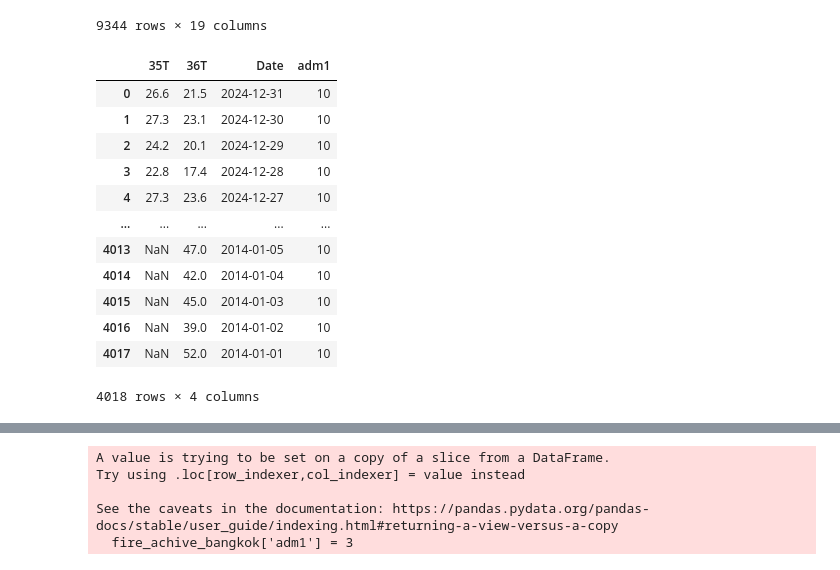
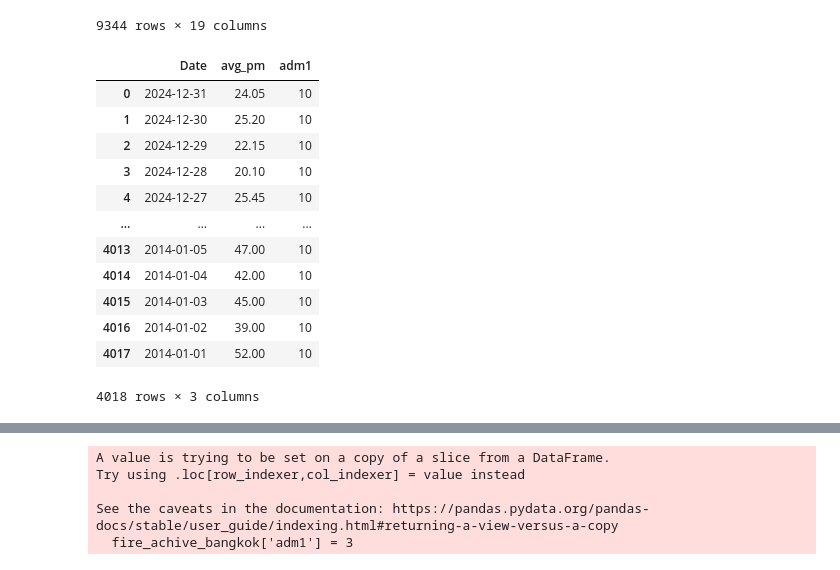
Before and after one commit to smolguyonearth/whoopenthisisgay, a Jupyter notebook: code_QQQ/Let_me_try_smth.ipynb, the cells around one changed output, grey strips where cells are left out. Saved outputs shown, nothing was run; the diff lists cells and outputs as text; code cells hidden in the pictures.

```diff
--- a/code_QQQ/Let_me_try_smth.ipynb
+++ b/code_QQQ/Let_me_try_smth.ipynb
@@ -210,26 +210,28 @@ See the caveats in the documentation: https://pandas.pydata.org/pandas-docs/stab
 # %%
 # Extract PM2.5 Chiang Mai data
 PM_chiang_mai_raw = PM_map[PM_map['adm1__id'] == 10]
 
 stations = list(PM_chiang_mai_raw['รหัสสถานี'])
 stations.append('Date')
 
 PM_chiang_mai = PM2_5.loc[:,stations]
-
+PM_chiang_mai['avg_pm'] = PM_chiang_mai.drop(columns='Date').mean(axis=1)
 PM_chiang_mai['adm1'] = 10
 
+PM_chiang_mai = PM_chiang_mai[['Date','avg_pm','adm1']]
+
 PM_chiang_mai
 # %% [output]
-|  | 35T | 36T | Date | adm1 |
-| 0 | 26.6 | 21.5 | 2024-12-31 | 10 |
-| 1 | 27.3 | 23.1 | 2024-12-30 | 10 |
-| 2 | 24.2 | 20.1 | 2024-12-29 | 10 |
-| 3 | 22.8 | 17.4 | 2024-12-28 | 10 |
-| 4 | 27.3 | 23.6 | 2024-12-27 | 10 |
-| ... | ... | ... | ... | ... |
-| 4013 | NaN | 47.0 | 2014-01-05 | 10 |
-| 4014 | NaN | 42.0 | 2014-01-04 | 10 |
-| 4015 | NaN | 45.0 | 2014-01-03 | 10 |
-| 4016 | NaN | 39.0 | 2014-01-02 | 10 |
-| 4017 | NaN | 52.0 | 2014-01-01 | 10 |
+|  | Date | avg_pm | adm1 |
+| 0 | 2024-12-31 | 24.05 | 10 |
+| 1 | 2024-12-30 | 25.20 | 10 |
+| 2 | 2024-12-29 | 22.15 | 10 |
+| 3 | 2024-12-28 | 20.10 | 10 |
+| 4 | 2024-12-27 | 25.45 | 10 |
+| ... | ... | ... | ... |
+| 4013 | 2014-01-05 | 47.00 | 10 |
+| 4014 | 2014-01-04 | 42.00 | 10 |
+| 4015 | 2014-01-03 | 45.00 | 10 |
+| 4016 | 2014-01-02 | 39.00 | 10 |
+| 4017 | 2014-01-01 | 52.00 | 10 |
-4018 rows × 4 columns
+4018 rows × 3 columns
```
Also changed, not shown: parts of 21 cells of this notebook.
